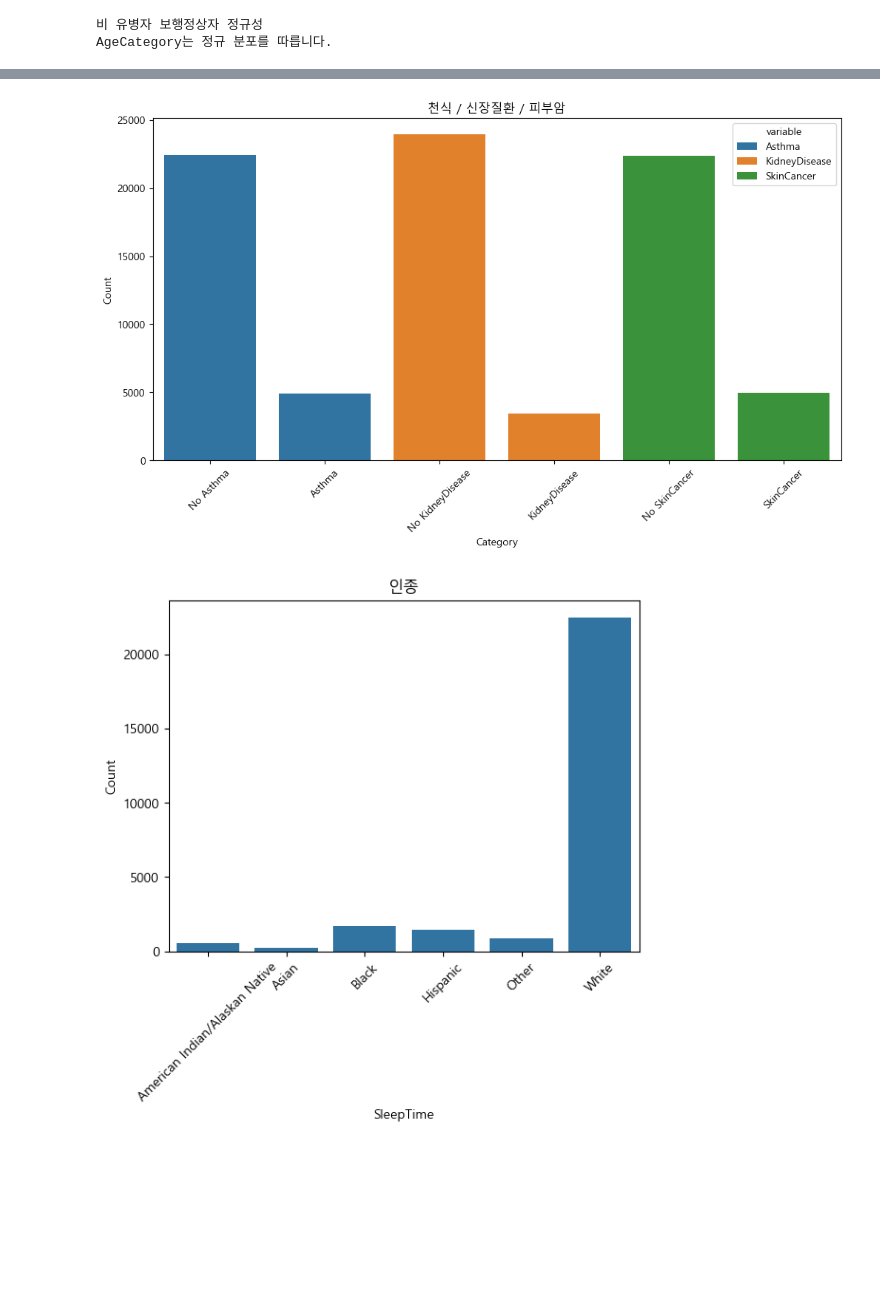
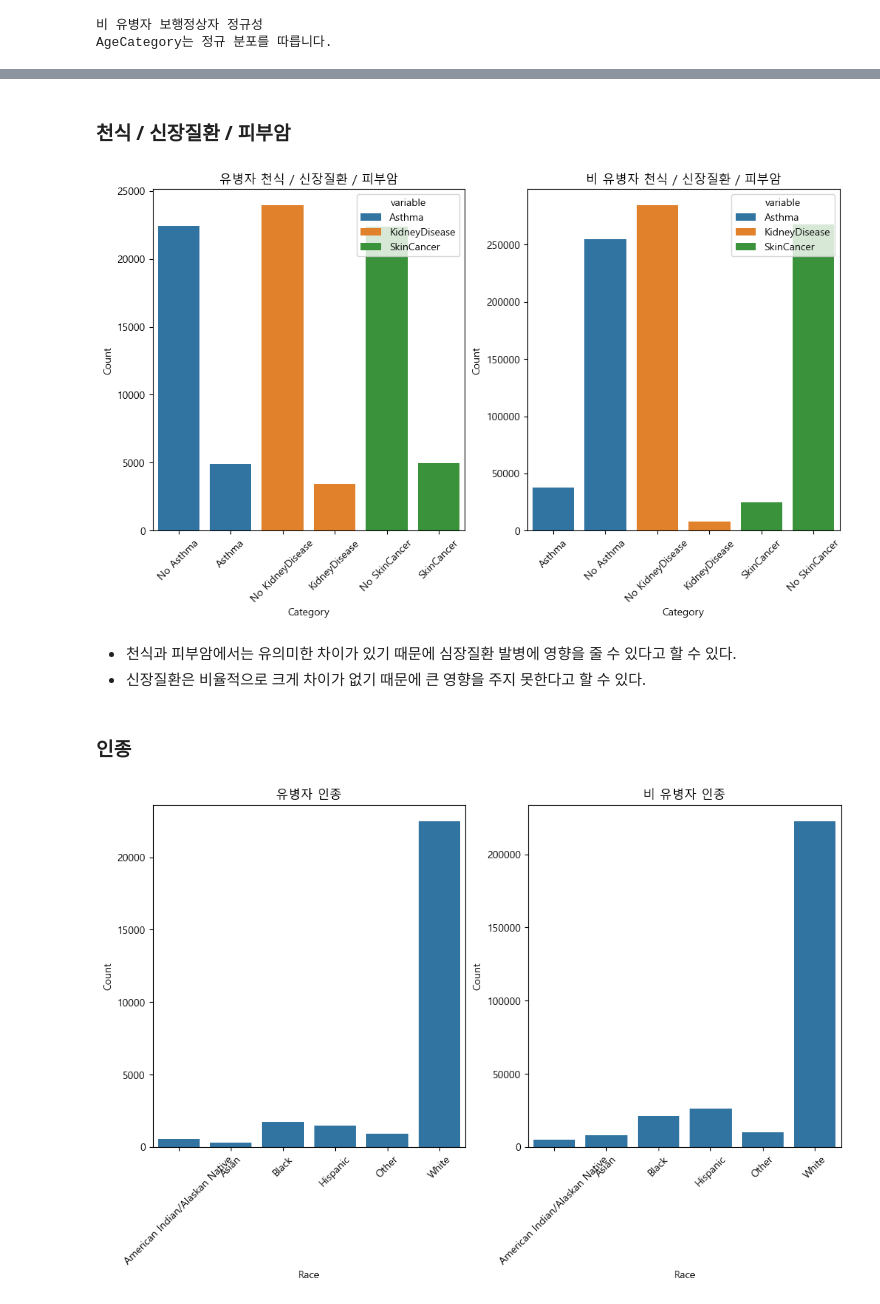
Before and after one commit to nohjuhyeon/healthcare_team, a Jupyter notebook: docs/yohan/Analysis/helth_analysis.ipynb, the cells around one changed output, grey strips where cells are left out. Drawn from its saved outputs; the diff is of its cells as text; code cells hidden in the pictures; blank space fills up the shorter version.

```diff
--- a/docs/yohan/Analysis/helth_analysis.ipynb
+++ b/docs/yohan/Analysis/helth_analysis.ipynb
@@ -613,23 +681,55 @@ isNormal(df_ok_diff['No DiffWalking'])
+# %% [markdown]
+### 천식 / 신장질환 / 피부암
 # %%
 merged_data = pd.concat([df_imnotok['Asthma'], df_imnotok['KidneyDisease'], df_imnotok['SkinCancer']], axis=1)
 
+
 plt.figure(figsize=(12, 6))
+
+plt.subplot(1, 2, 1)
 sns.countplot(data=merged_data.melt(), x='value', hue='variable')
-plt.title('천식 / 신장질환 / 피부암')
+plt.title('유병자 천식 / 신장질환 / 피부암')
 plt.xlabel('Category')
 plt.ylabel('Count')
 plt.xticks(rotation=45)
+
+plt.subplot(1, 2, 2)
+merged_data = pd.concat([df_imok['Asthma'], df_imok['KidneyDisease'], df_imok['SkinCancer']], axis=1)
+
+sns.countplot(data=merged_data.melt(), x='value', hue='variable')
+plt.title('비 유병자 천식 / 신장질환 / 피부암')
+plt.xlabel('Category')
+plt.ylabel('Count')
+plt.xticks(rotation=45)
+
 plt.show()
 # %% [output]
-[figure, old version]
+[figure, new version]
+# %% [markdown]
+- 천식과 피부암에서는 유의미한 차이가 있기 때문에 심장질환 발병에 영향을 줄 수 있다고 할 수 있다.
+- 신장질환은 비율적으로 크게 차이가 없기 때문에 큰 영향을 주지 못한다고 할 수 있다.
+# %% [markdown]
+### 인종
 # %%
 orders = sorted(df_imnotok['Race'].unique())
 
+
+plt.figure(figsize=(12, 6))
+
+plt.subplot(1, 2, 1)
 sns.countplot(data=df_imnotok, x='Race',order=orders)
-plt.xlabel('SleepTime')
+plt.xlabel('Race')
 plt.ylabel('Count')
-plt.title('인종')
+plt.title('유병자 인종')
 plt.xticks(rotation=45)
+
+plt.subplot(1, 2, 2)
+sns.countplot(data=df_imok, x='Race',order=orders)
+plt.xlabel('Race')
+plt.ylabel('Count')
+plt.title('비 유병자 인종')
+plt.xticks(rotation=45)
+
 plt.show()
 # %% [output]
-[figure, old version]
+[figure, new version]
```
Also changed, not shown: parts of 18 cells of this notebook.
